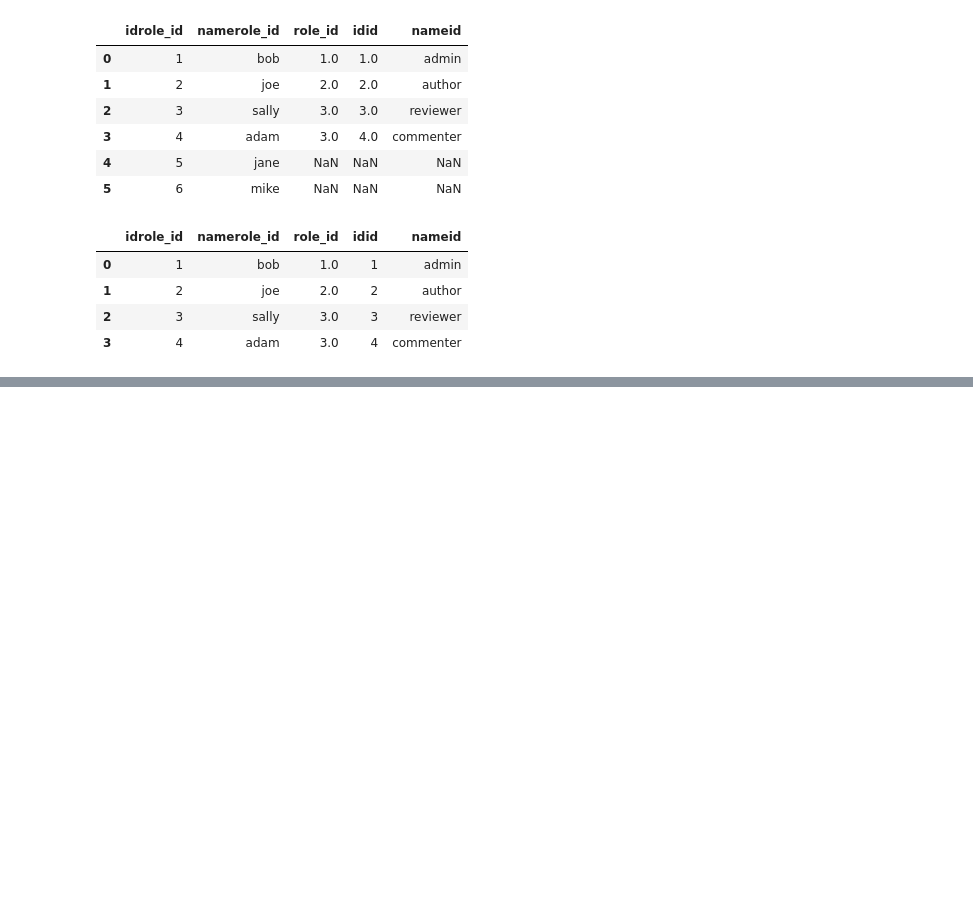
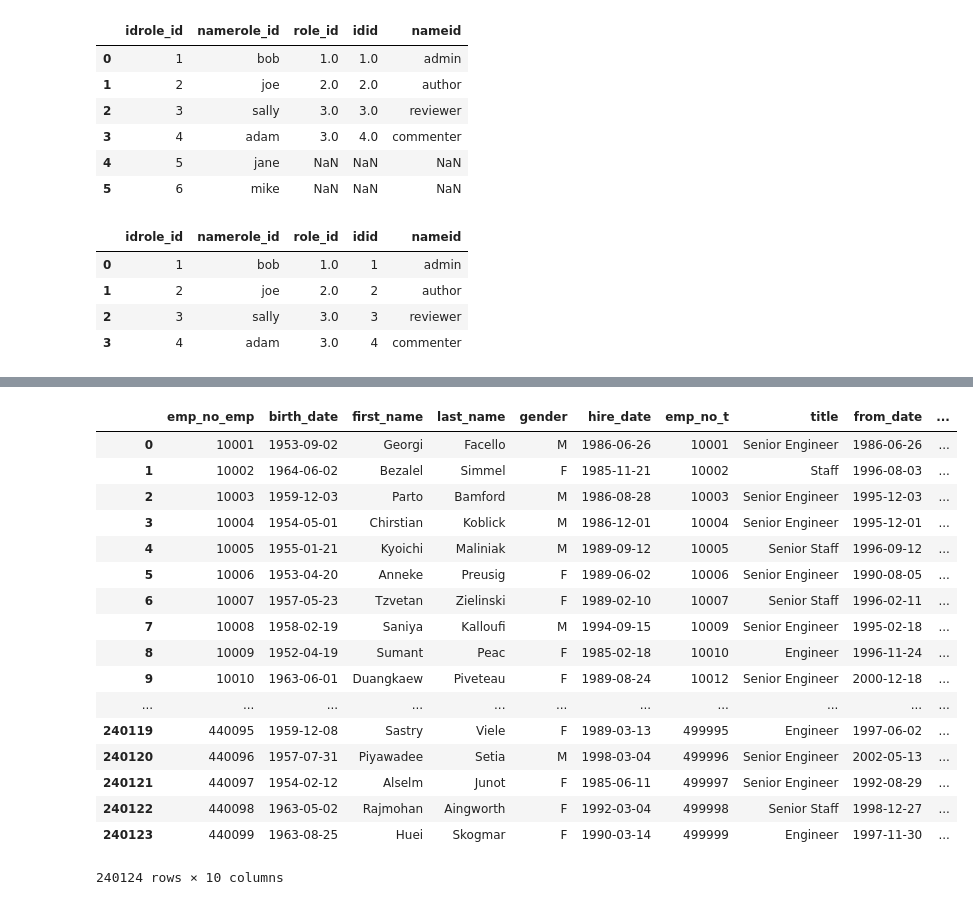
Before and after one commit to Jacqueline-A-Shay/python-exercises, a Jupyter notebook: pandas_exercises.py.ipynb, the cells around one changed output, grey strips where cells are left out. Drawn from its saved outputs; the diff is of its cells as text; code cells hidden in the pictures; blank space fills up the shorter version.

```diff
--- a/pandas_exercises.py.ipynb
+++ b/pandas_exercises.py.ipynb
@@ -205,0 +208,14 @@ outer_join
+# %%
+# Getting data from SQL databases
+# Create a function, get_db_url.
+# accept a username, hostname, password, and database name
+# return a url to for accessing database in SQL server
+
+def get_db_url():
+    url = f'mysql+pymysql://{use}:{password}@{host}/{database_name}'
+    return url
+from env import host, user, password
+database_name = input("Input desired database name: ")
+query = input("Key in the query")
+df = pd.read_sql(query,get_db_url())
+df.head(5)
@@ -205,0 +299,22 @@ outer_join
+# %%
+join_emp_title = employees.join(titles, how = 'right', lsuffix = '_emp', rsuffix = '_t')
+join_emp_title
+# %% [output]
+|  | emp_no_emp | birth_date | first_name | last_name | gender | hire_date | emp_no_t | title | from_date | ... |
+| 0 | 10001 | 1953-09-02 | Georgi | Facello | M | 1986-06-26 | 10001 | Senior Engineer | 1986-06-26 | ... |
+| 1 | 10002 | 1964-06-02 | Bezalel | Simmel | F | 1985-11-21 | 10002 | Staff | 1996-08-03 | ... |
+| 2 | 10003 | 1959-12-03 | Parto | Bamford | M | 1986-08-28 | 10003 | Senior Engineer | 1995-12-03 | ... |
+| 3 | 10004 | 1954-05-01 | Chirstian | Koblick | M | 1986-12-01 | 10004 | Senior Engineer | 1995-12-01 | ... |
+| 4 | 10005 | 1955-01-21 | Kyoichi | Maliniak | M | 1989-09-12 | 10005 | Senior Staff | 1996-09-12 | ... |
+| 5 | 10006 | 1953-04-20 | Anneke | Preusig | F | 1989-06-02 | 10006 | Senior Engineer | 1990-08-05 | ... |
+| 6 | 10007 | 1957-05-23 | Tzvetan | Zielinski | F | 1989-02-10 | 10007 | Senior Staff | 1996-02-11 | ... |
+| 7 | 10008 | 1958-02-19 | Saniya | Kalloufi | M | 1994-09-15 | 10009 | Senior Engineer | 1995-02-18 | ... |
+| 8 | 10009 | 1952-04-19 | Sumant | Peac | F | 1985-02-18 | 10010 | Engineer | 1996-11-24 | ... |
+| 9 | 10010 | 1963-06-01 | Duangkaew | Piveteau | F | 1989-08-24 | 10012 | Senior Engineer | 2000-12-18 | ... |
+| ... | ... | ... | ... | ... | ... | ... | ... | ... | ... | ... |
+| 240119 | 440095 | 1959-12-08 | Sastry | Viele | F | 1989-03-13 | 499995 | Engineer | 1997-06-02 | ... |
+| 240120 | 440096 | 1957-07-31 | Piyawadee | Setia | M | 1998-03-04 | 499996 | Senior Engineer | 2002-05-13 | ... |
+| 240121 | 440097 | 1954-02-12 | Alselm | Junot | F | 1985-06-11 | 499997 | Senior Engineer | 1992-08-29 | ... |
+| 240122 | 440098 | 1963-05-02 | Rajmohan | Aingworth | F | 1992-03-04 | 499998 | Senior Staff | 1998-12-27 | ... |
+| 240123 | 440099 | 1963-08-25 | Huei | Skogmar | F | 1990-03-14 | 499999 | Engineer | 1997-11-30 | ... |
+240124 rows × 10 columns
```
Also changed, not shown: parts of 16 cells of this notebook, 1 other file.
